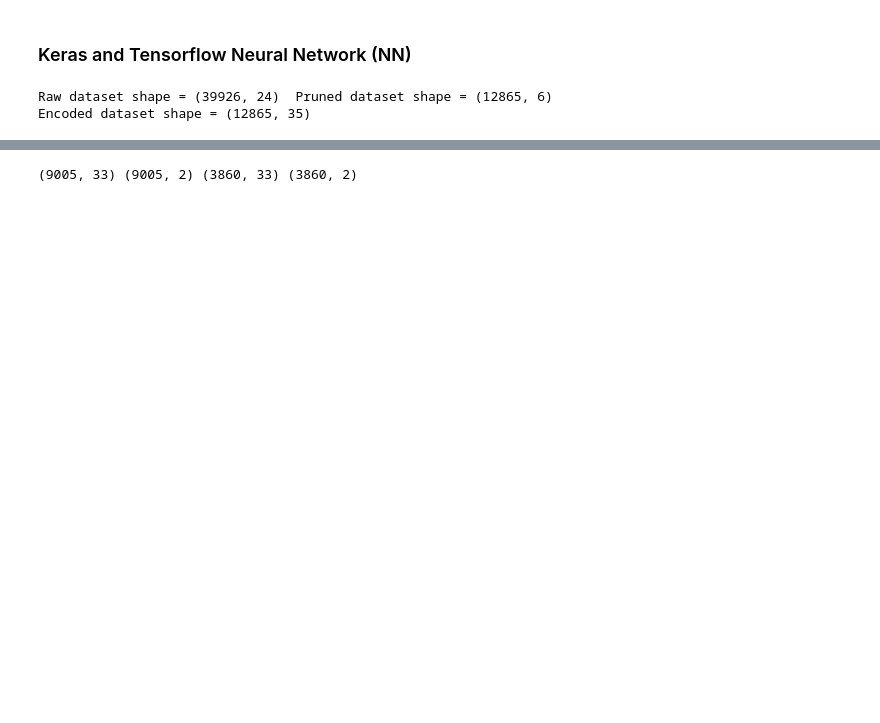
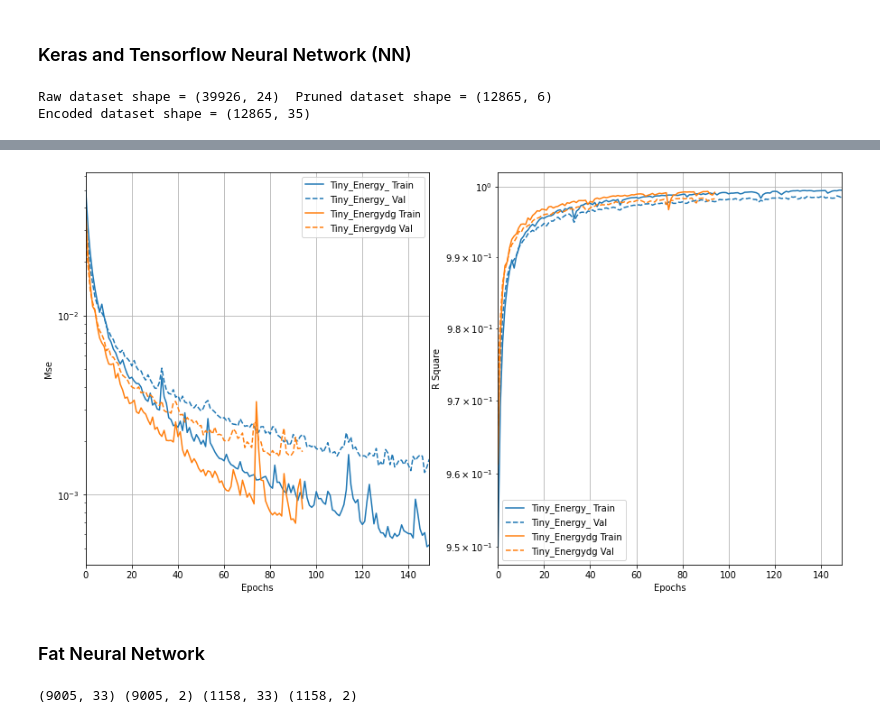
Before and after one commit to HaldiH/dm_project, a Jupyter notebook: keras.ipynb, the cells around one changed output, grey strips where cells are left out. Drawn from its saved outputs; the diff is of its cells as text; code cells hidden in the pictures; blank space fills up the shorter version.

```diff
--- a/keras.ipynb
+++ b/keras.ipynb
@@ -65,0 +105,28 @@ plotter.plot(histories)
+# %%
+from keras.optimizers import Adam
+
+lr_schedule = tf.keras.optimizers.schedules.InverseTimeDecay(0.001, decay_steps=100000, decay_rate=1, staircase=False)
+
+tiny_model_Energy_.compile(
+    loss='mse',
+    optimizer=Adam(lr_schedule),
+    metrics=['mse', tfa.metrics.r_square.RSquare()]     # HUGO TODO : fine tune gradient hyperparameters via Optuna
+)
+
+tiny_model_EnergyDG.compile(
+    loss='mse',
+    optimizer=Adam(lr_schedule),
+    metrics=['mse', tfa.metrics.r_square.RSquare()]     # HUGO TODO : fine tune gradient hyperparameters via Optuna
+)
+# %%
+adam_histories = {}
+
+# TODO : optimize patience parameter via Optuna.
+# this callback is used to do early stopping in case val_loss doesn't improve for 10 epochs
+es = EarlyStopping(monitor='val_loss', patience=10, verbose=1, restore_best_weights=True)
+
+# HUGO TODO : fine tune gradient/model hyperparameters via Optuna, epochs is model hyperparam, batch_size is stochastic descent hyperparameter
+# number of instances to be used to compute gradient update
+# nb : n_epochs
+adam_histories['tiny_Energy_'] = tiny_model_Energy_.fit(X_train, y_train[:, 0], epochs=150, batch_size=500, validation_data=(X_val, y_val[:, 0]), callbacks=[es])
+adam_histories['tiny_EnergyDG'] = tiny_model_EnergyDG.fit(X_train, y_train[:, 1], epochs=150, batch_size=500, validation_data=(X_val, y_val[:, 1]), callbacks=[es])
@@ -66,14 +151,47 @@ plotter.plot(histories)
+# %%
+plt.figure(figsize=(15, 8))
+plt.subplot(1, 2, 1)
+plt.yscale("log")
+plotter = tfdocs.plots.HistoryPlotter(metric='mse')
+plotter.plot(adam_histories)
+
+plt.subplot(1, 2, 2)
+plt.yscale("log")
+plotter = tfdocs.plots.HistoryPlotter(metric='r_square')
+plotter.plot(adam_histories)
+# %% [output]
+[figure, added]
+# %% [markdown]
+### Fat Neural Network
 # %%
-
-fat_model = keras.Sequential([
+fat_model_Energy_ = keras.Sequential([
     keras.layers.Dense(512, activation='relu', input_dim=33),
     keras.layers.Dense(512, activation='relu', input_dim=512),
     keras.layers.Dense(512, activation='relu', input_dim=512),
     keras.layers.Dense(512, activation='relu', input_dim=512),
-    keras.layers.Dense(2)
+    keras.layers.Dense(1)
+])
+
+fat_model_EnergyDG = keras.Sequential([
+    keras.layers.Dense(512, activation='relu', input_dim=33),
+    keras.layers.Dense(512, activation='relu', input_dim=512),
+    keras.layers.Dense(512, activation='relu', input_dim=512),
+    keras.layers.Dense(512, activation='relu', input_dim=512),
+    keras.layers.Dense(1)
 ])
 
 print(X_train.shape, y_train.shape, X_test.shape, y_test.shape)
-fat_model.compile(loss='mse', optimizer='sgd', metrics=['mse'])
+
+fat_model_Energy_.compile(
+    loss='mse',
+    optimizer=SGD(learning_rate=1e-3, momentum=0),
+    metrics=['mse', tfa.metrics.r_square.RSquare()]     # HUGO TODO : fine tune gradient hyperparameters via Optuna
+)
+
+fat_model_EnergyDG.compile(
+    loss='mse',
+    optimizer=SGD(learning_rate=1e-3, momentum=0),
+    metrics=['mse', tfa.metrics.r_square.RSquare()]     # HUGO TODO : fine tune gradient hyperparameters via Optuna
+)
 # %% [output]
-(9005, 33) (9005, 2) (3860, 33) (3860, 2)
+(9005, 33) (9005, 2) (1158, 33) (1158, 2)
```
Also changed, not shown: parts of 17 cells of this notebook, 3 other files.
